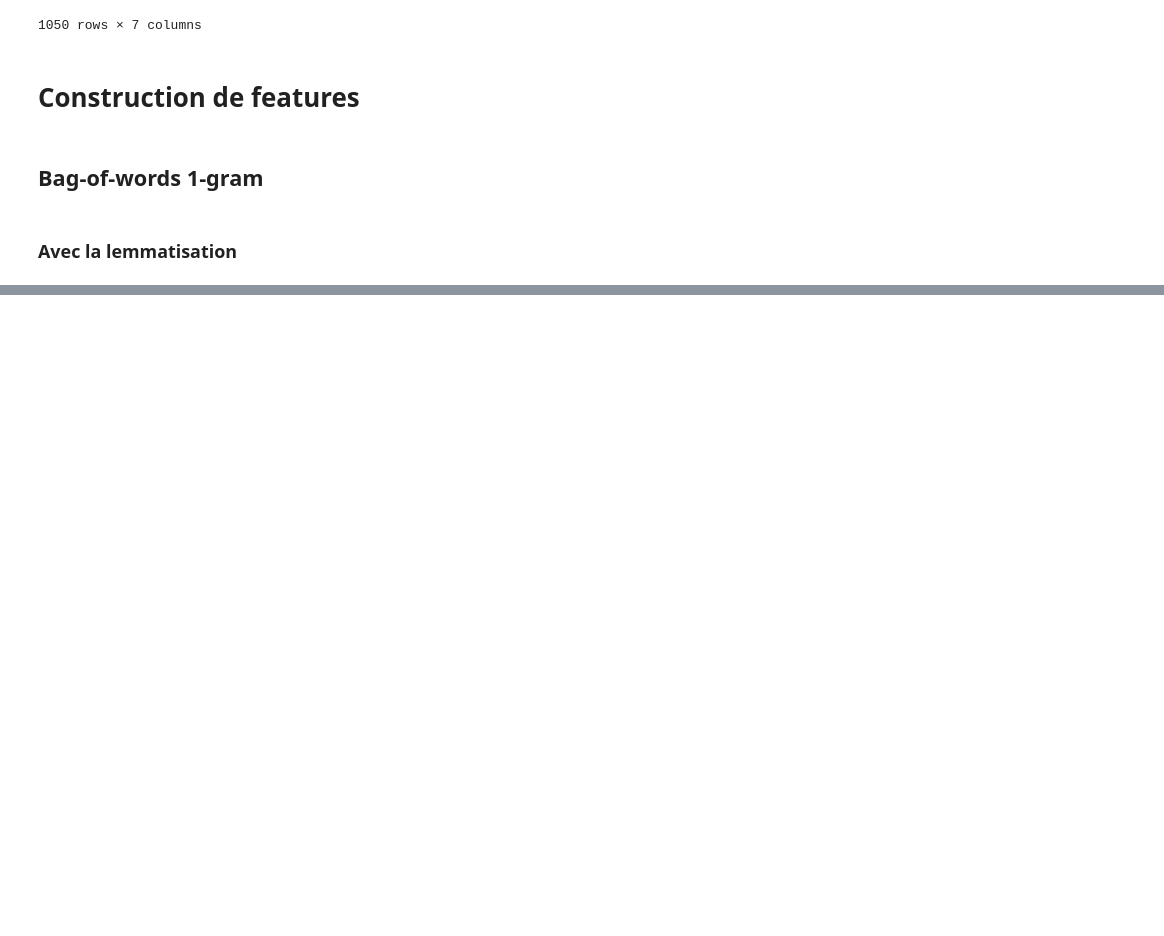
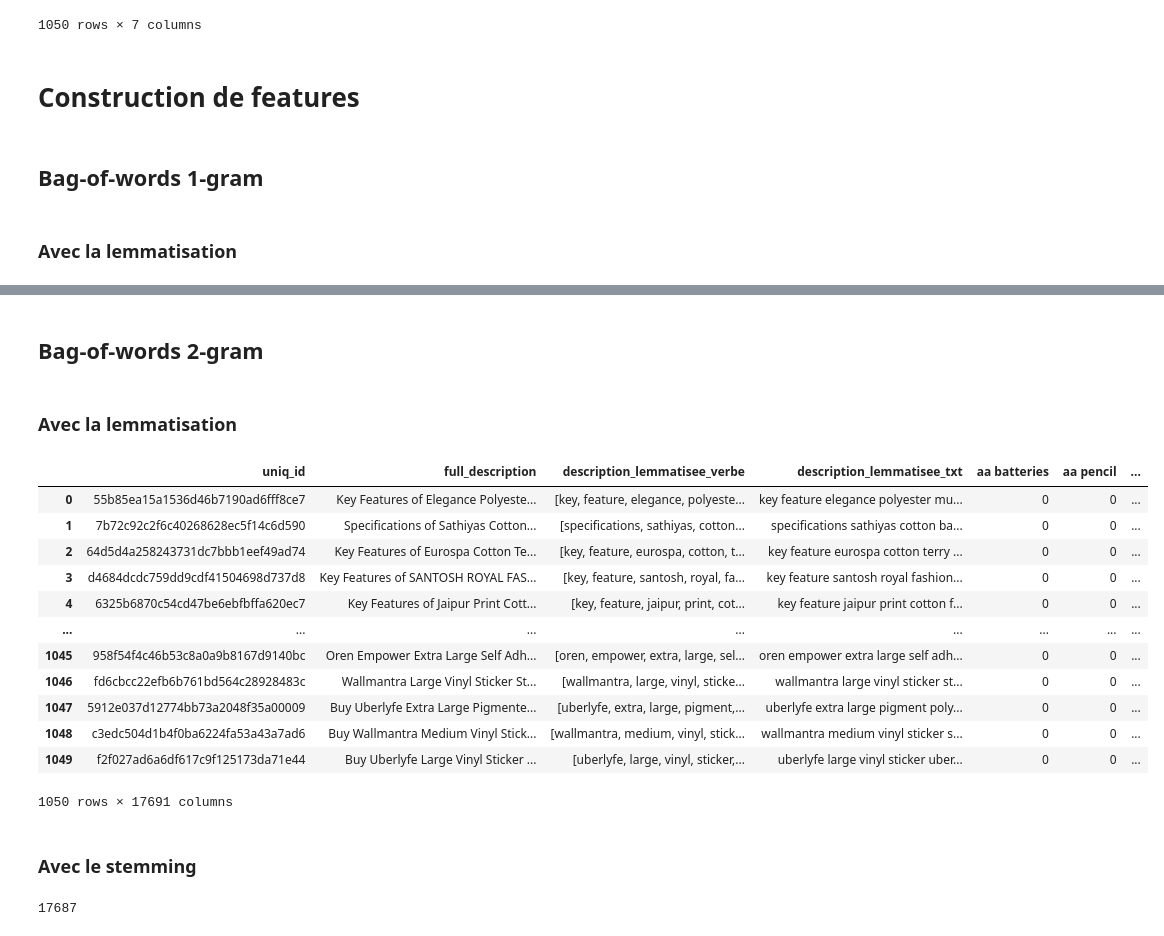
Before and after one commit to sebastienbourgeois/oc-p6-classifier-biens-consommation, a Jupyter notebook: P6_01_notebook.ipynb, the cells around one changed output, grey strips where cells are left out. Saved outputs shown, nothing was run; the diff lists cells and outputs as text; code cells hidden in the pictures; blank space fills up the shorter version.

Commit message:
Construction des bags of words 2-gram avec la lemmatisation et le stemming

```diff
--- a/P6_01_notebook.ipynb
+++ b/P6_01_notebook.ipynb
@@ -450,6 +450,9 @@ descriptions
 # %%
 # Préparation du dataset
 bag_of_words_lemme = descriptions[["uniq_id", "description", "description_lemmatisee_verbe"]].copy()
+
+# Renommage de la colonne description car le mot existe et une autre variable est créée avec le bag of words
+bag_of_words_lemme.rename(columns={"description": "full_description"}, inplace=True)
 # %%
 # Conversion des descriptions lemmatisées sous forme de liste vers un string
 for index_ligne, ligne in bag_of_words_lemme.iterrows():
@@ -533,0 +538,36 @@ verif["description_stemmee"][1045]
+# %% [markdown]
+## Bag-of-words 2-gram
+# %% [markdown]
+### Avec la lemmatisation
+# %%
+# Préparation du dataset
+bag_of_words_lemme_2gram = bag_of_words_lemme[["uniq_id", "full_description",
+                                               "description_lemmatisee_verbe", "description_lemmatisee_txt"]].copy()
+# %%
+# Liste de l'ensemble des descriptions
+liste_descriptions_lemmatisees = bag_of_words_lemme["description_lemmatisee_txt"].to_list()
+# %%
+# Comptabilisation des mots de chacune des descriptions et création des features
+cv = CountVectorizer(ngram_range=(2, 2)) #to take max features(columns), 2500
+x = cv.fit_transform(liste_descriptions_lemmatisees).toarray()
+liste_vocabulaire = cv.get_feature_names()
+bag_of_words = pd.DataFrame(data=x, columns=liste_vocabulaire)
+bag_of_words_lemme_2gram = pd.concat([bag_of_words_lemme_2gram, bag_of_words], axis=1)
+# %%
+bag_of_words_lemme_2gram
+# %% [output]
+|  | uniq_id | full_description | description_lemmatisee_verbe | description_lemmatisee_txt | aa batteries | aa pencil | ... |
+| 0 | 55b85ea15a1536d46b7190ad6fff8ce7 | Key Features of Elegance Polyeste... | [key, feature, elegance, polyeste... | key feature elegance polyester mu... | 0 | 0 | ... |
+| 1 | 7b72c92c2f6c40268628ec5f14c6d590 | Specifications of Sathiyas Cotton... | [specifications, sathiyas, cotton... | specifications sathiyas cotton ba... | 0 | 0 | ... |
+| 2 | 64d5d4a258243731dc7bbb1eef49ad74 | Key Features of Eurospa Cotton Te... | [key, feature, eurospa, cotton, t... | key feature eurospa cotton terry ... | 0 | 0 | ... |
+| 3 | d4684dcdc759dd9cdf41504698d737d8 | Key Features of SANTOSH ROYAL FAS... | [key, feature, santosh, royal, fa... | key feature santosh royal fashion... | 0 | 0 | ... |
+| 4 | 6325b6870c54cd47be6ebfbffa620ec7 | Key Features of Jaipur Print Cott... | [key, feature, jaipur, print, cot... | key feature jaipur print cotton f... | 0 | 0 | ... |
+| ... | ... | ... | ... | ... | ... | ... | ... |
+| 1045 | 958f54f4c46b53c8a0a9b8167d9140bc | Oren Empower Extra Large Self Adh... | [oren, empower, extra, large, sel... | oren empower extra large self adh... | 0 | 0 | ... |
+| 1046 | fd6cbcc22efb6b761bd564c28928483c | Wallmantra Large Vinyl Sticker St... | [wallmantra, large, vinyl, sticke... | wallmantra large vinyl sticker st... | 0 | 0 | ... |
+| 1047 | 5912e037d12774bb73a2048f35a00009 | Buy Uberlyfe Extra Large Pigmente... | [uberlyfe, extra, large, pigment,... | uberlyfe extra large pigment poly... | 0 | 0 | ... |
+| 1048 | c3edc504d1b4f0ba6224fa53a43a7ad6 | Buy Wallmantra Medium Vinyl Stick... | [wallmantra, medium, vinyl, stick... | wallmantra medium vinyl sticker s... | 0 | 0 | ... |
+| 1049 | f2f027ad6a6df617c9f125173da71e44 | Buy Uberlyfe Large Vinyl Sticker ... | [uberlyfe, large, vinyl, sticker,... | uberlyfe large vinyl sticker uber... | 0 | 0 | ... |
+1050 rows × 17691 columns
+# %% [markdown]
+### Avec le stemming
@@ -533,0 +588,4 @@ verif["description_stemmee"][1045]
+# %%
+len(liste_vocabulaire)
+# %% [output]
+17687
```
Also changed, not shown: parts of 27 cells of this notebook.
